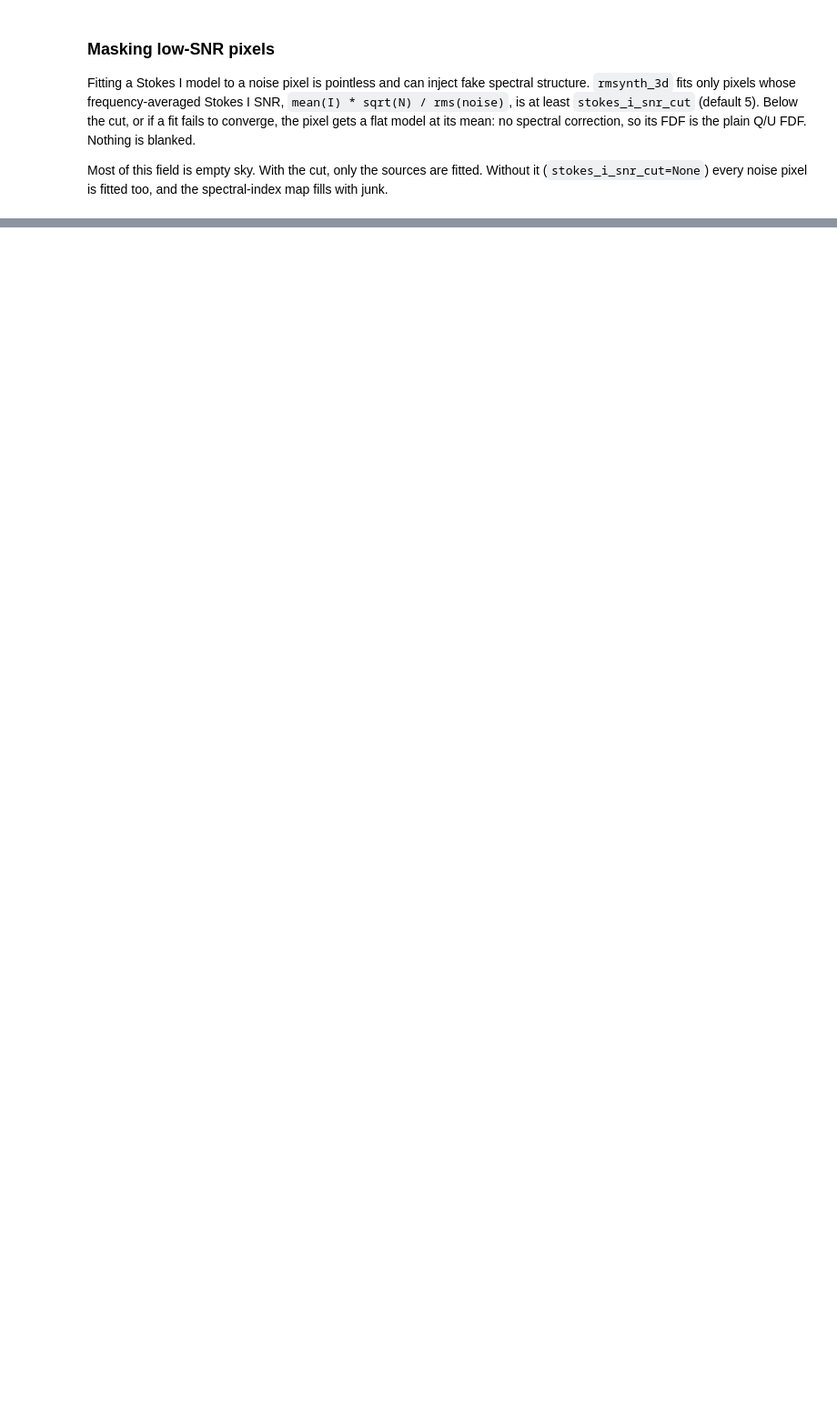
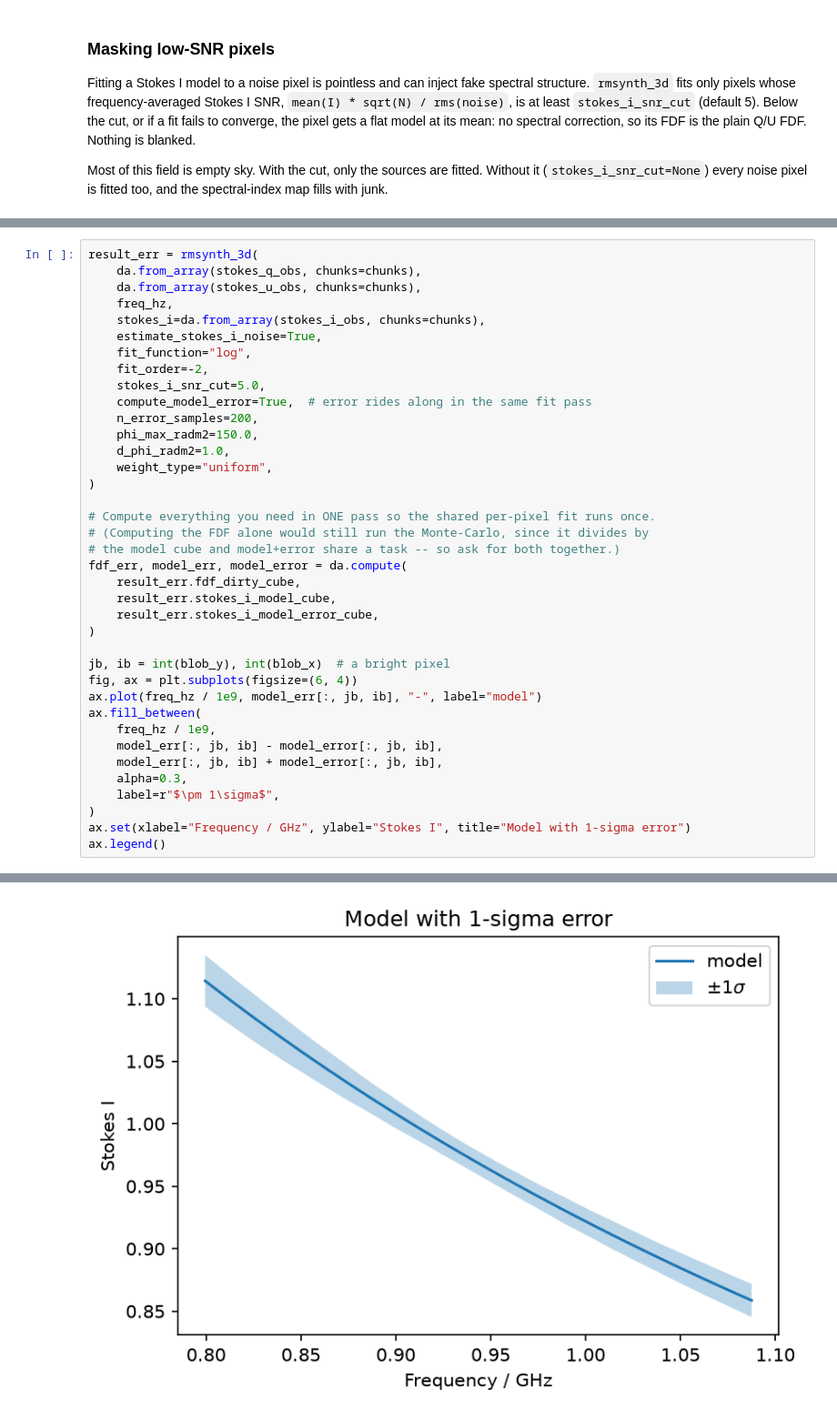
Before and after one commit to AlecThomson/rm-lite, a Jupyter notebook: docs/examples/rmsynth_3d_stokes_i.ipynb, the cells around one changed output, grey strips where cells are left out. Shown at 91% size. Cells and saved outputs as stored; diff of their text form; blank space fills up the shorter version.

```diff
--- a/docs/examples/rmsynth_3d_stokes_i.ipynb
+++ b/docs/examples/rmsynth_3d_stokes_i.ipynb
@@ -182,0 +207,39 @@ ax3.set(title="alpha, no cut (fit all)")
+# %%
+result_err = rmsynth_3d(
+    da.from_array(stokes_q_obs, chunks=chunks),
+    da.from_array(stokes_u_obs, chunks=chunks),
+    freq_hz,
+    stokes_i=da.from_array(stokes_i_obs, chunks=chunks),
+    estimate_stokes_i_noise=True,
+    fit_function="log",
+    fit_order=-2,
+    stokes_i_snr_cut=5.0,
+    compute_model_error=True,  # error rides along in the same fit pass
+    n_error_samples=200,
+    phi_max_radm2=150.0,
+    d_phi_radm2=1.0,
+    weight_type="uniform",
+)
+
+# Compute everything you need in ONE pass so the shared per-pixel fit runs once.
+# (Computing the FDF alone would still run the Monte-Carlo, since it divides by
+# the model cube and model+error share a task -- so ask for both together.)
+fdf_err, model_err, model_error = da.compute(
+    result_err.fdf_dirty_cube,
+    result_err.stokes_i_model_cube,
+    result_err.stokes_i_model_error_cube,
+)
+
+jb, ib = int(blob_y), int(blob_x)  # a bright pixel
+fig, ax = plt.subplots(figsize=(6, 4))
+ax.plot(freq_hz / 1e9, model_err[:, jb, ib], "-", label="model")
+ax.fill_between(
+    freq_hz / 1e9,
+    model_err[:, jb, ib] - model_error[:, jb, ib],
+    model_err[:, jb, ib] + model_error[:, jb, ib],
+    alpha=0.3,
+    label=r"$\pm 1\sigma$",
+)
+ax.set(xlabel="Frequency / GHz", ylabel="Stokes I", title="Model with 1-sigma error")
+ax.legend()
+# %% [output]
@@ -182,0 +250 @@ ax3.set(title="alpha, no cut (fit all)")
+[figure, added]
```
Also changed, not shown: parts of 8 cells of this notebook, 5 other files.
